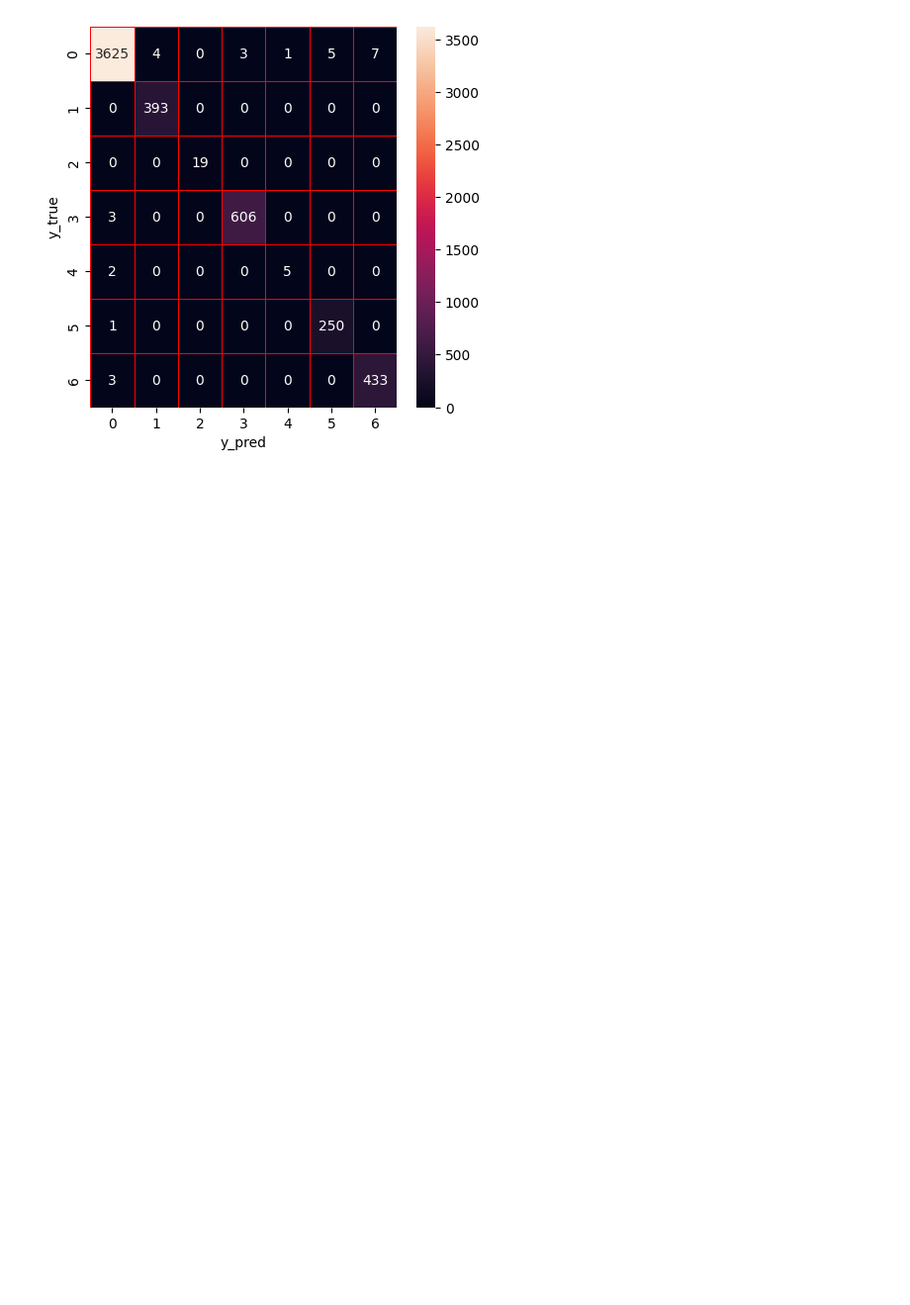
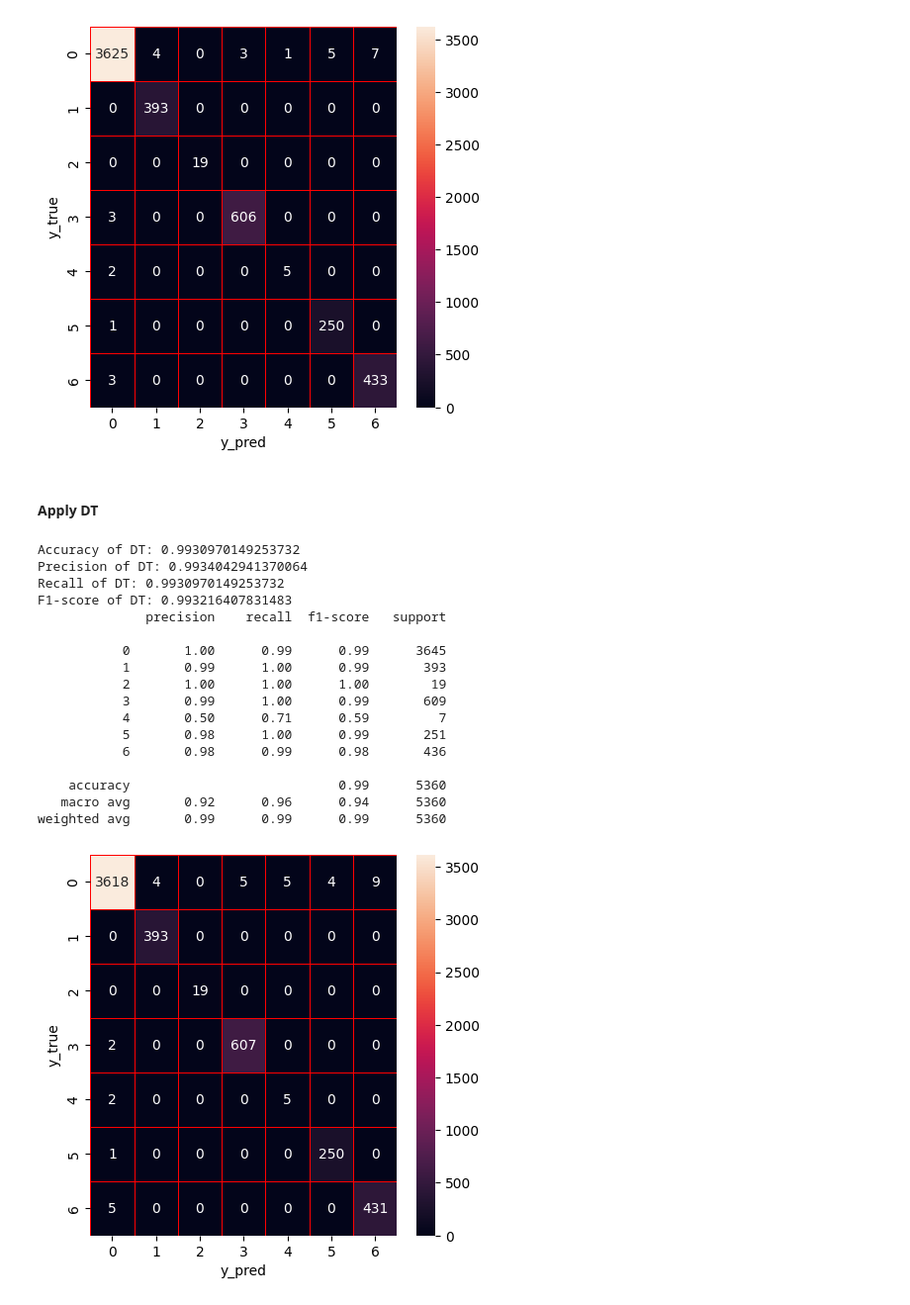
Before and after one commit to divya-392/Master-s-Project, a Jupyter notebook: MTH_IDS.ipynb, the cells around one changed output. Shown at 99% size. Cells and saved outputs as stored; diff of their text form; code cells hidden in the pictures; blank space fills up the shorter version.

```diff
--- a/MTH_IDS.ipynb
+++ b/MTH_IDS.ipynb
@@ -514,3 +514,42 @@ weighted avg       0.99      0.99      0.99      5360
 # %%
 rf_train=rf_hpo.predict(X_train)
 rf_test=rf_hpo.predict(X_test)
+# %% [markdown]
+#### Apply DT
+# %%
+dt = DecisionTreeClassifier(random_state = 0)
+dt.fit(X_train,y_train)
+dt_score=dt.score(X_test,y_test)
+y_predict=dt.predict(X_test)
+y_true=y_test
+print('Accuracy of DT: '+ str(dt_score))
+precision,recall,fscore,none= precision_recall_fscore_support(y_true, y_predict, average='weighted')
+print('Precision of DT: '+(str(precision)))
+print('Recall of DT: '+(str(recall)))
+print('F1-score of DT: '+(str(fscore)))
+print(classification_report(y_true,y_predict))
+cm=confusion_matrix(y_true,y_predict)
+f,ax=plt.subplots(figsize=(5,5))
+sns.heatmap(cm,annot=True,linewidth=0.5,linecolor="red",fmt=".0f",ax=ax)
+plt.xlabel("y_pred")
+plt.ylabel("y_true")
+plt.show()
+# %% [output]
+Accuracy of DT: 0.9930970149253732
+Precision of DT: 0.9934042941370064
+Recall of DT: 0.9930970149253732
+F1-score of DT: 0.993216407831483
+              precision    recall  f1-score   support
+
+           0       1.00      0.99      0.99      3645
+           1       0.99      1.00      0.99       393
+           2       1.00      1.00      1.00        19
+           3       0.99      1.00      0.99       609
+           4       0.50      0.71      0.59         7
+           5       0.98      1.00      0.99       251
+           6       0.98      0.99      0.98       436
+
+    accuracy                           0.99      5360
+   macro avg       0.92      0.96      0.94      5360
+weighted avg       0.99      0.99      0.99      5360
+[figure, added]
```
Also changed, not shown: parts of 4 cells of this notebook.
